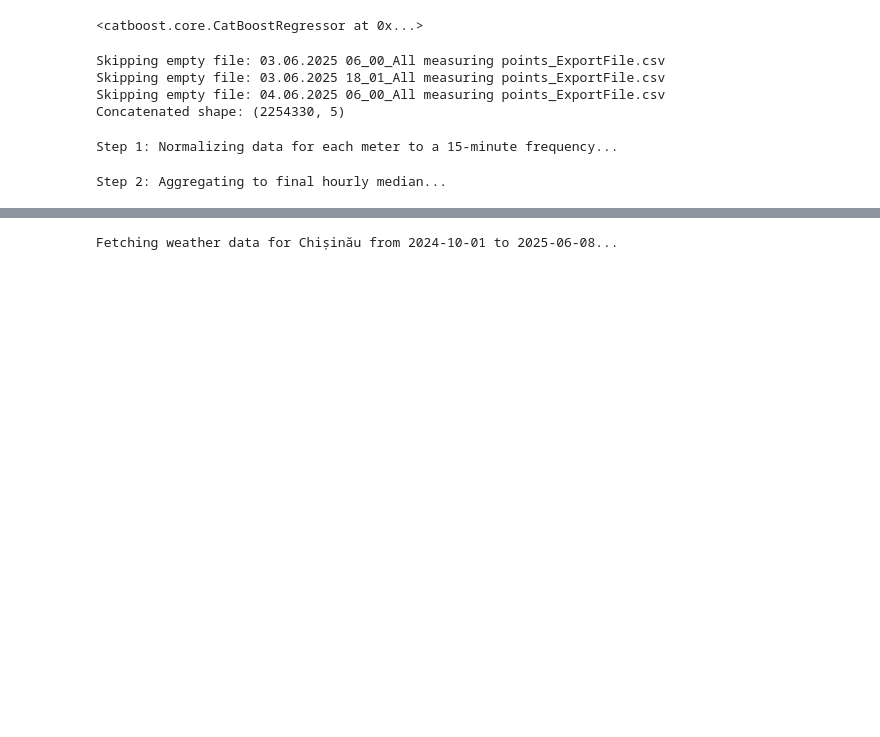
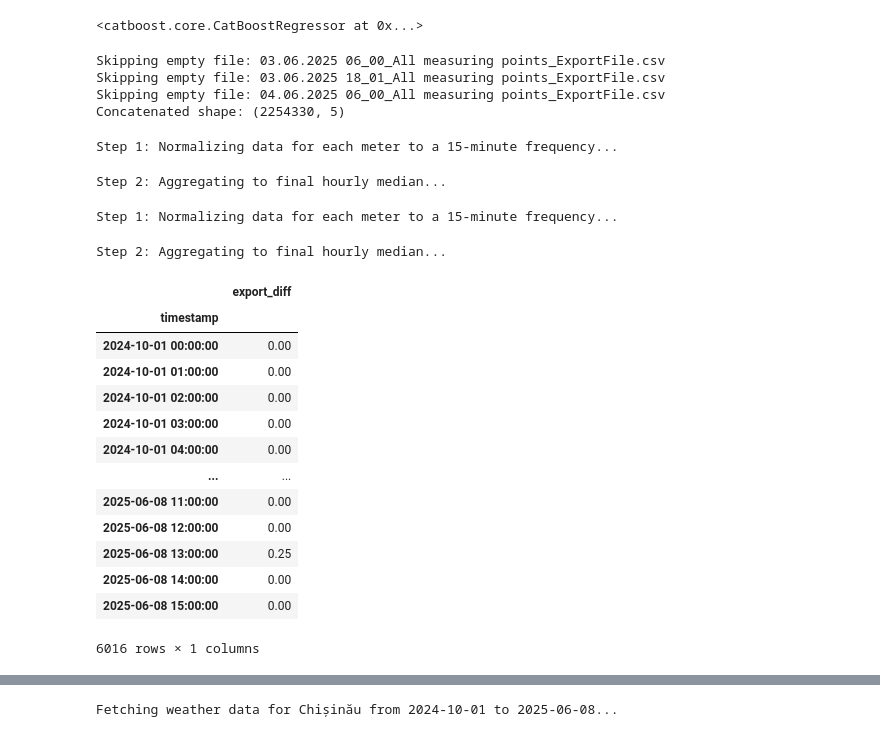
Before and after one commit to AndreiZoltan/energy, a Jupyter notebook: notebooks/inference_exp2.ipynb, the cells around one changed output, grey strips where cells are left out. Drawn from its saved outputs; the diff is of its cells as text; code cells hidden in the pictures; blank space fills up the shorter version.

```diff
--- a/notebooks/inference_exp2.ipynb
+++ b/notebooks/inference_exp2.ipynb
@@ -34,3 +34,22 @@ clean_df = loader.preprocess_and_normalize_consumption()
 # %% [output]
 Step 1: Normalizing data for each meter to a 15-minute frequency...
 Step 2: Aggregating to final hourly median...
+# %%
+loader.preprocess_and_normalize_consumption_export()
+# %% [output]
+Step 1: Normalizing data for each meter to a 15-minute frequency...
+Step 2: Aggregating to final hourly median...
+|  | export_diff |
+| timestamp |  |
+| 2024-10-01 00:00:00 | 0.00 |
+| 2024-10-01 01:00:00 | 0.00 |
+| 2024-10-01 02:00:00 | 0.00 |
+| 2024-10-01 03:00:00 | 0.00 |
+| 2024-10-01 04:00:00 | 0.00 |
+| ... | ... |
+| 2025-06-08 11:00:00 | 0.00 |
+| 2025-06-08 12:00:00 | 0.00 |
+| 2025-06-08 13:00:00 | 0.25 |
+| 2025-06-08 14:00:00 | 0.00 |
+| 2025-06-08 15:00:00 | 0.00 |
+6016 rows × 1 columns
```
Also changed, not shown: parts of 3 cells of this notebook, 1 other file.
